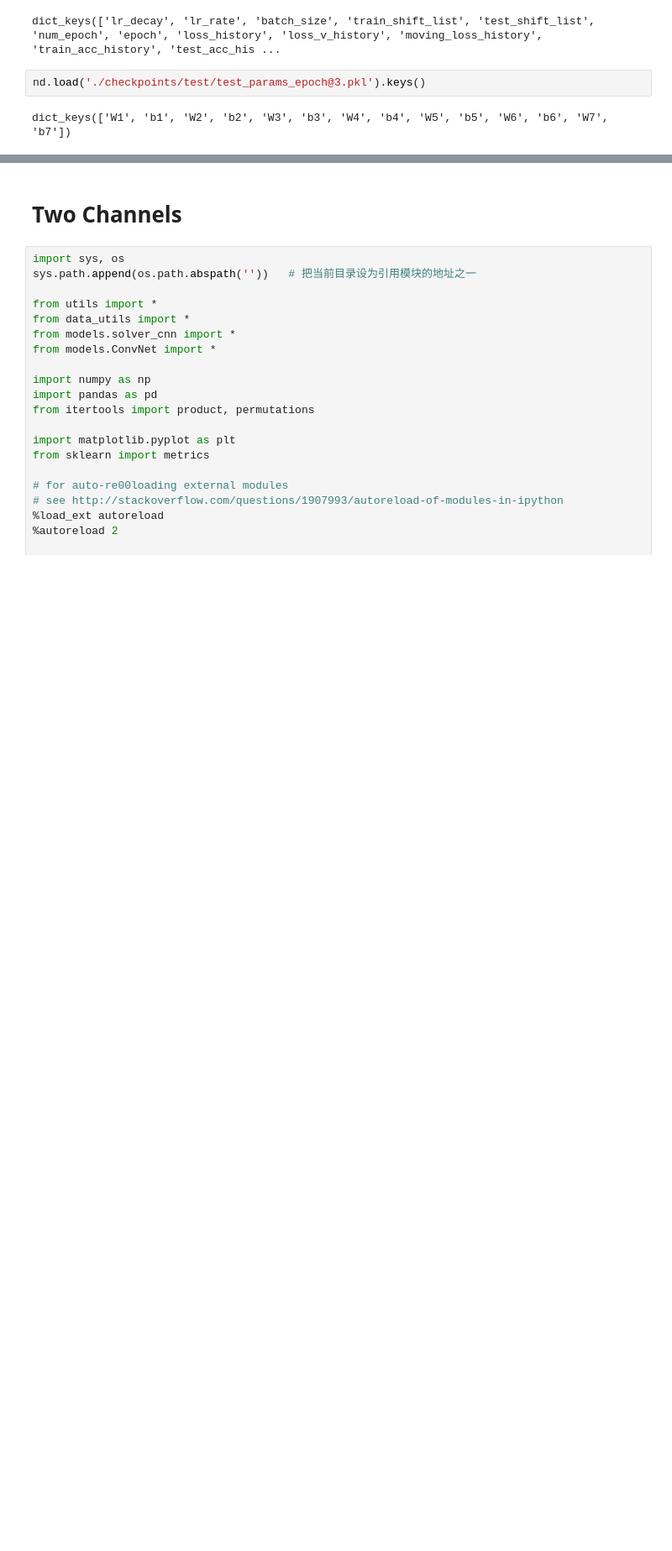
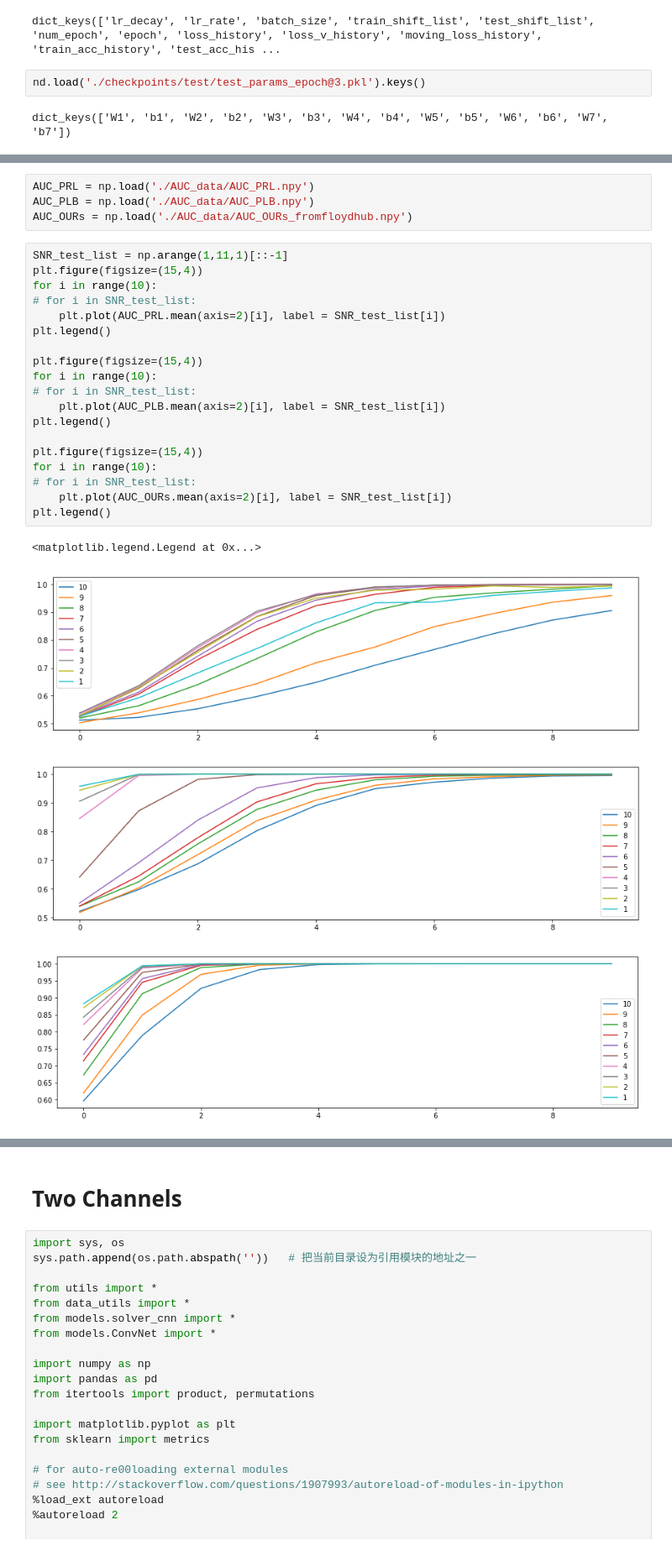
Before and after one commit to iphysresearch/Python4GW, a Jupyter notebook: CNN.ipynb, the cells around one changed output, grey strips where cells are left out. Shown at 84% size. Drawn from its saved outputs; the diff is of its cells as text; blank space fills up the shorter version.

```diff
--- a/CNN.ipynb
+++ b/CNN.ipynb
@@ -453,0 +587,28 @@ np.load('./checkpoints/test/test_structure_epoch.pkl.npy').tolist()
+# %%
+AUC_PRL = np.load('./AUC_data/AUC_PRL.npy')
+AUC_PLB = np.load('./AUC_data/AUC_PLB.npy')
+AUC_OURs = np.load('./AUC_data/AUC_OURs_fromfloydhub.npy')
+# %%
+SNR_test_list = np.arange(1,11,1)[::-1]
+plt.figure(figsize=(15,4))
+for i in range(10):
+# for i in SNR_test_list:
+    plt.plot(AUC_PRL.mean(axis=2)[i], label = SNR_test_list[i])
+plt.legend()
+
+plt.figure(figsize=(15,4))
+for i in range(10):
+# for i in SNR_test_list:
+    plt.plot(AUC_PLB.mean(axis=2)[i], label = SNR_test_list[i])
+plt.legend()
+
+plt.figure(figsize=(15,4))
+for i in range(10):
+# for i in SNR_test_list:
+    plt.plot(AUC_OURs.mean(axis=2)[i], label = SNR_test_list[i])
+plt.legend()
+# %% [output]
+<matplotlib.legend.Legend at 0x...>
+[figure, added]
+[figure, added]
+[figure, added]
```
Also changed, not shown: parts of 48 cells of this notebook, 49 other files.
